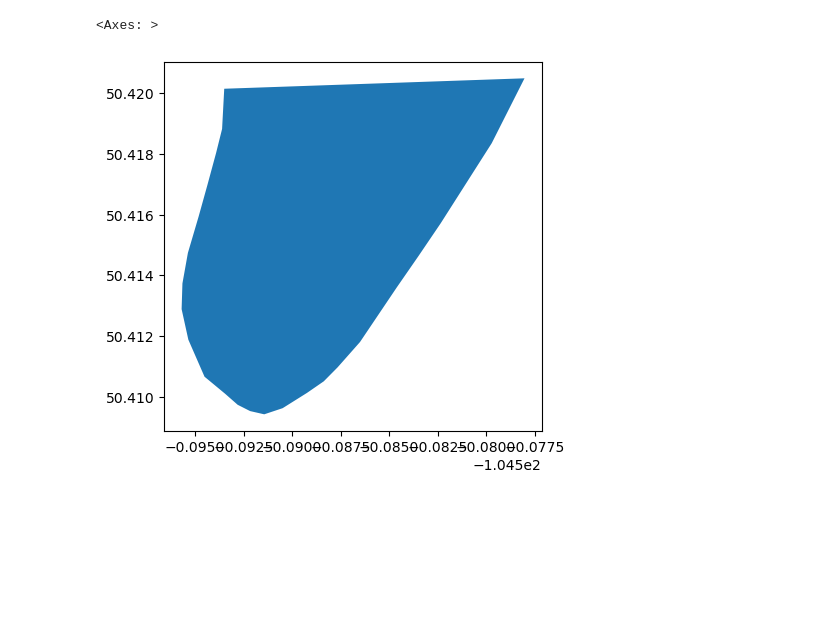
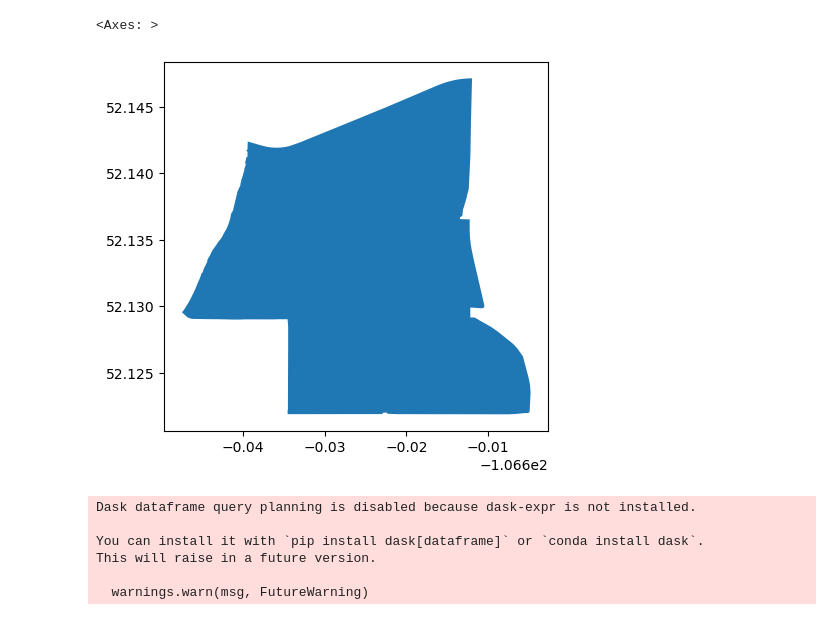
Before and after one commit to Mohammed777777777/first-map-template, a Jupyter notebook: Map_demonstration.ipynb, the cells around one changed output. Saved outputs shown, nothing was run; the diff lists cells and outputs as text; code cells hidden in the pictures; blank space fills up the shorter version.

```diff
--- a/Map_demonstration.ipynb
+++ b/Map_demonstration.ipynb
@@ -5,11 +5,8 @@ import holoviews as hv
 import hvplot.pandas
 import osmnx as osm
 # %%
-USASK_boudary = osm.geocode_to_gdf(
-            "W155526740",
-            by_osmid= True
+USASK_boundary = osm.geocode_to_gdf("R13754325", by_osmid=True)
 
-)
-USASK_boudary
+USASK_boundary
 # %% [output]
 |  | geometry | bbox_north | bbox_south | bbox_east | bbox_west | place_id | osm_type | osm_id | lat | lon | ... |
@@ -17,11 +14,18 @@ USASK_boudary
 # %%
-USASK_boudary.plot()
+USASK_boundary.plot()
 # %% [output]
 <Axes: >
-[figure, old version]
+[figure, new version]
 # %%
 # Make interactive map
-USASK_map = USASK_boudary.hvplot(geo=True, tiles = "EsriImagery", alpha = 0.5)
+USASK_map = USASK_boundary.hvplot(geo=True, tiles = "EsriImagery", alpha = 0.5)
+# %% [output]
+Dask dataframe query planning is disabled because dask-expr is not installed.
+
+You can install it with `pip install dask[dataframe]` or `conda install dask`.
+This will raise in a future version.
+
+  warnings.warn(msg, FutureWarning)
 # %%
 hv.save(USASK_map, 'USASK_map.html')
 
```
Also changed, not shown: parts of 2 cells of this notebook, 6 other files.
